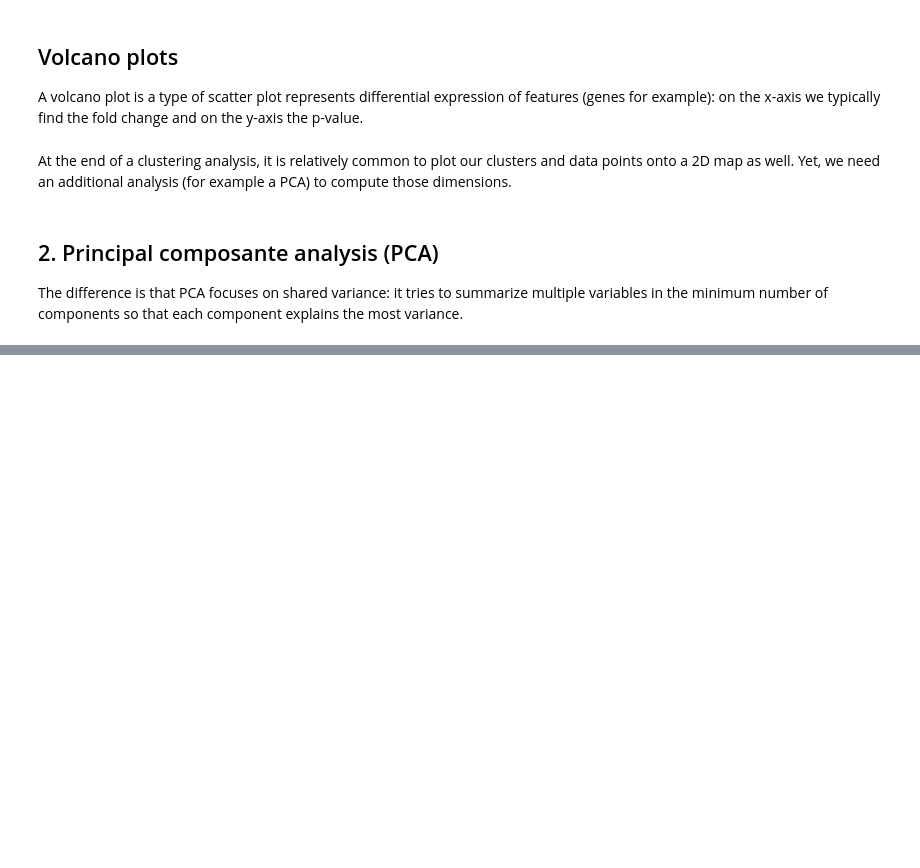
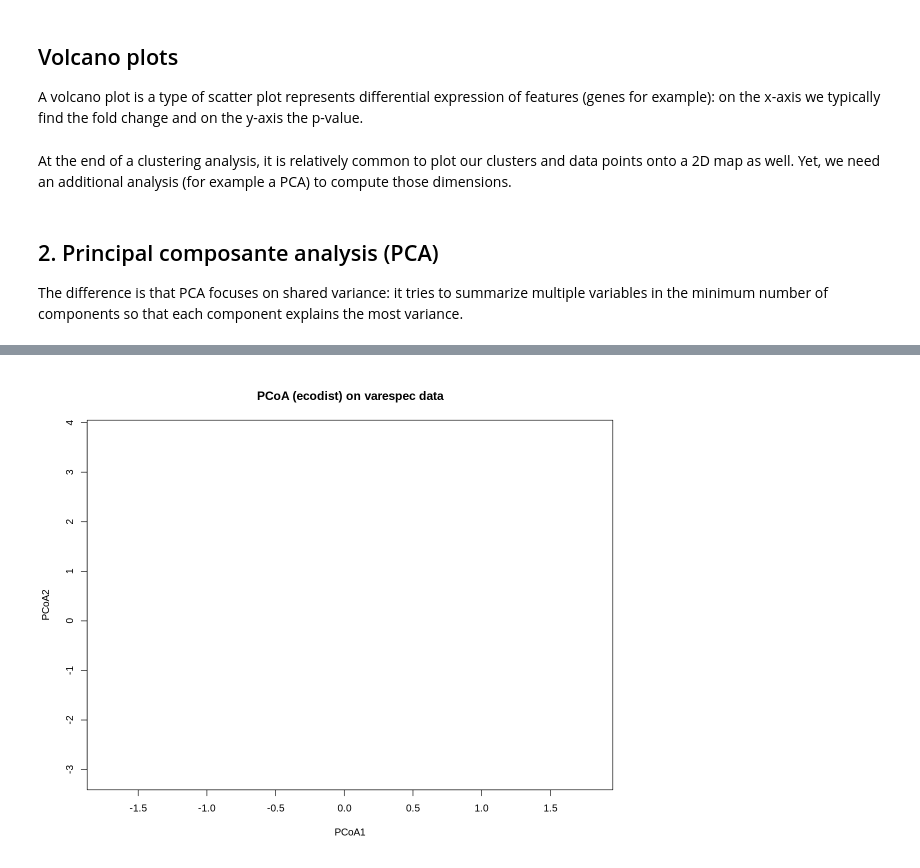
Before and after one commit to 2AMissinou/Metabolomics-Filtering, a Jupyter notebook: Metabolic_Features_Filtering_BRASSIMET-project.ipynb, the cells around one changed output, grey strips where cells are left out. Cells and saved outputs as stored; diff of their text form; code cells hidden in the pictures; blank space fills up the shorter version.

```diff
--- a/Metabolic_Features_Filtering_BRASSIMET-project.ipynb
+++ b/Metabolic_Features_Filtering_BRASSIMET-project.ipynb
@@ -544,0 +584,11 @@ Like HCA, PCoA try to create clusters of observations in data set, based on (dis
+# %%
+data = head(t(Samples))
+# %%
+varespec.bray <- vegdist(data, method = "bray") # dissimilarity matrix using bray-curtis distance indices on the varespec dataset native to vegan
+# %%
+pcoaVS <- pco(varespec.bray, negvals = "zero", dround = 0) # if negvals = 0 sets all negative eigenvalues to zero; if = "rm" corrects for negative eigenvalues using method 1 of Legendre and Anderson 1999
+# %%
+plot(pcoaVS$vectors[,1], pcoaVS$vectors[,2], type = "n", xlab = "PCoA1", ylab = "PCoA2",
+ axes = TRUE, main = "PCoA (ecodist) on varespec data")
+# %% [output]
+[figure, added]
```
Also changed, not shown: parts of 14 cells of this notebook.
